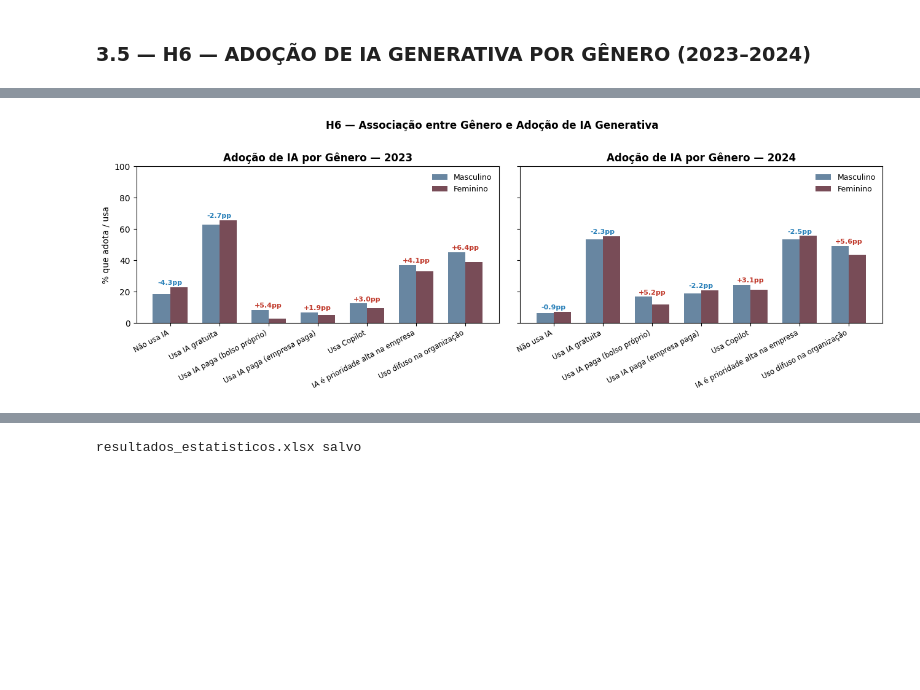
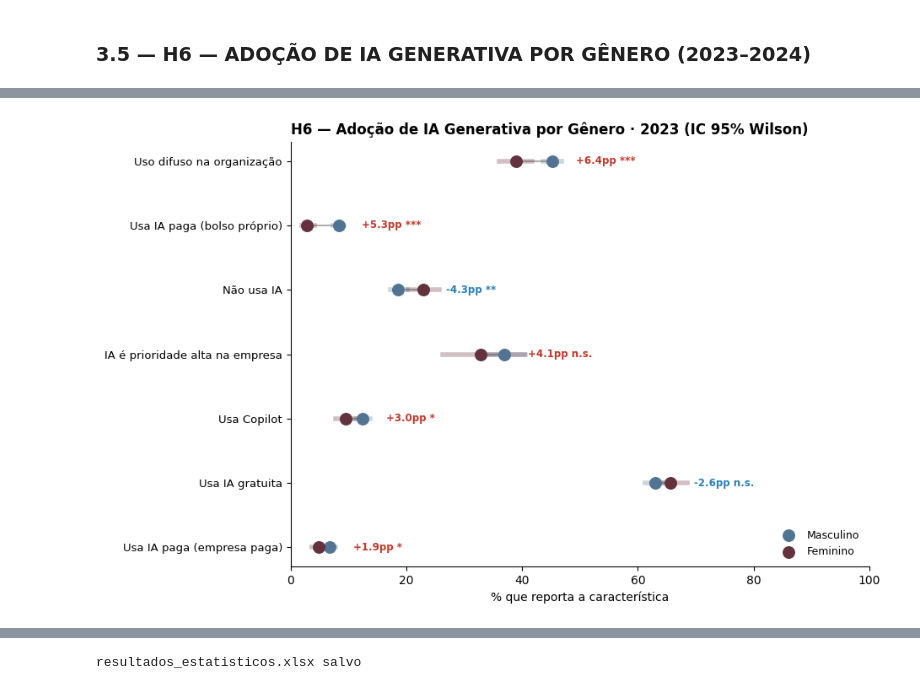
Before and after one commit to julliebelmonte/stateofdata, a Jupyter notebook: state_of_data_genero.ipynb, the cells around one changed output, grey strips where cells are left out. Drawn from its saved outputs; the diff is of its cells as text; code cells hidden in the pictures; blank space fills up the shorter version.

```diff
--- a/state_of_data_genero.ipynb
+++ b/state_of_data_genero.ipynb
@@ -420,6 +436,10 @@ def preprocess(df: pd.DataFrame) -> pd.DataFrame:
     df['area_formacao']= df['area_formacao'].replace(AREA_FORMACAO_MAP)
     df['regiao']       = df['regiao'].replace(REGIAO_MAP)
     df['modalidade']   = df['modalidade'].map(MODALIDADE_MAP).fillna(df['modalidade'])
+
+    df['tempo_area_dados'] = pd.Categorical(
+    df['tempo_area_dados'], categories=TEMPO_AREA_DADOS_ORDEM, ordered=True)
+    df['tempo_area_dados_anos'] = df['tempo_area_dados'].map(TEMPO_AREA_DADOS_MAP).astype(float)
 
     df['nivel'] = pd.Categorical(
         df['nivel'].where(df['nivel'].isin(NIVEL_SENIORIDADE_ORDEM)),
@@ -1108,14 +1182,7 @@ tab_sp_nivel_sal = spearman_por_genero(
 
 tab_sp_exp_sal = pd.DataFrame()
 if 'tempo_area_dados' in df.columns:
-    cats_exp = [
-        'Menos de 1 ano', 'de 1 a 2 anos', 'de 2 a 3 anos', 'de 3 a 4 anos',
-        'de 4 a 5 anos',  'de 5 a 6 anos', 'de 6 a 7 anos', 'de 7 a 10 anos',
-        'Mais de 10 anos',
-    ]
-    codes = pd.Categorical(df['tempo_area_dados'], categories=cats_exp, ordered=True).codes.astype(float)
-    codes[codes == -1] = np.nan
-    df['experiencia_num'] = codes
+    df['experiencia_num'] = df['tempo_area_dados'].cat.codes.astype(float).replace(-1, np.nan)
     tab_sp_exp_sal = spearman_por_genero(
         df, 'experiencia_num', 'faixa_salarial_num', 'Experiência', 'Salário'
     )
@@ -1245,8 +1312,8 @@ def chi2_cramer_ia(df_sub, feat, ano_label):
         return None
 
     chi2, p, _, _ = chi2_contingency(ct, correction=False)
-    n = ct.values.sum()
-    v = np.sqrt(chi2 / (n * (min(ct.shape) - 1)))
+    v = cramers_v(ct)  # reaproveita a versão corrigida por viés (Seção 3.0/3.1),
+                        # em vez de recalcular com fórmula não corrigida à parte
 
     def _pct_ic(index_label):
         if index_label not in ct.index:
@@ -1295,31 +1362,58 @@ for ano in ['2023', '2024', '2023–2024']:
     print(f'\n── H6 — {ano} ──')
     print(df_h6[df_h6['Ano'] == ano].to_string(index=False))
 
-# Gráfico H6
-fig, axes = plt.subplots(1, 2, figsize=(13, 4.5), sharey=True)
-for ax, ano in zip(axes, ['2023', '2024']):
-    sub = df_h6[df_h6['Ano'] == ano].set_index('Feature')
-    x   = np.arange(len(sub))
-    w   = 0.35
-    ax.bar(x - w/2, sub['% Masculino'], w, color='#517493', alpha=0.87, label='Masculino')
-    ax.bar(x + w/2, sub['% Feminino'],  w, color='#64313E', alpha=0.87, label='Feminino')
-    for xi, (vm, vf) in enumerate(zip(sub['% Masculino'], sub['% Feminino'])):
-        gap = vm - vf
-        cor = '#C0392B' if gap > 0 else '#2980B9'
-        ax.text(xi, max(vm, vf) + 1.5, f'{gap:+.1f}pp',
-                ha='center', fontsize=8, color=cor, fontweight='bold')
-    ax.set_xticks(x)
-    ax.set_xticklabels(sub.index, rotation=28, ha='right', fontsize=8.5)
-    ax.set_ylabel('% que adota / usa' if ano == '2023' else '')
-    ax.set_ylim(0, 100)
-    ax.set_title(f'Adoção de IA por Gênero — {ano}', fontweight='bold')
-    ax.legend(frameon=False, fontsize=9)
 
-plt.suptitle('H6 — Associação entre Gênero e Adoção de IA Generativa',
-             fontsize=12, fontweight='bold', y=1.01)
-plt.tight_layout()
-plt.savefig('figures/3_6_h6_ia_genero.png', dpi=150, bbox_inches='tight')
-plt.show()
+def grafico_dumbbell_ia(df_h6: pd.DataFrame, ano: str, fname: str = None):
+    """
+    Gráfico dumbbell (M vs F) com IC 95% de Wilson e gap em pp, consolidando
+    num único gráfico o que antes estava fragmentado em múltiplas figuras
+    (Seção 2.9) com uma fórmula de V de Cramér diferente (Seção 3.5 antiga).
+    Usa df_h6 como fonte única — texto e gráfico não podem divergir.
+    """
+    sub = df_h6[df_h6['Ano'] == ano].copy()
+    sub = sub.sort_values('Gap (M−F) pp', key=lambda s: s.abs())
+    y = np.arange(len(sub))
+
+    fig, ax = plt.subplots(figsize=(9.5, 0.6 * len(sub) + 1.8))
+
+    ax.hlines(y, sub['% Feminino'], sub['% Masculino'], color='#B0B0B0', lw=1.5, zorder=1)
+
+    for i, (_, row) in enumerate(sub.iterrows()):
+        for pct, ic_str, cor in [
+            (row['% Masculino'], row['IC 95% Masc'], '#517493'),
+            (row['% Feminino'],  row['IC 95% Fem'],  '#64313E'),
+        ]:
+            lo, hi = [float(x) for x in ic_str.strip('[]').split(',')]
+            ax.plot([lo * 100, hi * 100], [y[i], y[i]], color=cor, lw=4, alpha=0.30, zorder=1)
+
+        gap = row['Gap (M−F) pp']
+        cor_gap = '#C0392B' if gap > 0 else '#2980B9'
+        ax.text(max(row['% Masculino'], row['% Feminino']) + 4, y[i],
+                f"{gap:+.1f}pp {row['Sig.']}", va='center', fontsize=8.5,
+                color=cor_gap, fontweight='bold')
+
+    ax.scatter(sub['% Masculino'], y, color='#517493', s=95, zorder=2, label='Masculino')
+    ax.scatter(sub['% Feminino'],  y, color='#64313E', s=95, zorder=2, label='Feminino')
+
+    ax.set_yticks(y)
+    ax.set_yticklabels(sub['Feature'], fontsize=9.5)
+    ax.set_xlim(0, 100)
+    ax.set_xlabel('% que reporta a característica')
+    ax.set_title(f'H6 — Adoção de IA Generativa por Gênero · {ano} (IC 95% Wilson)',
+                 fontweight='bold', loc='left')
+    ax.legend(frameon=False, loc='lower right', fontsize=9)
+    ax.spines[['top', 'right']].set_visible(False)
+    plt.tight_layout()
+
+    if fname is None:
+        fname = f"figures/3_6_h6_ia_genero_{ano.replace('–', '-')}.png"
+    plt.savefig(fname, dpi=150, bbox_inches='tight')
+    plt.show()
+    print(f'  {fname}')
+
+
+for ano in ['2023', '2024']:
+    grafico_dumbbell_ia(df_h6, ano)
 # %% [output]
 ── H6 — 2023 ──
  Ano                         Feature  % Masculino    IC 95% Masc  % Feminino     IC 95% Fem  Gap (M−F) pp     χ²  p-valor  V de Cramér Sig.
@@ -1341 +1435 @@ plt.show()
-[figure, old version]
+[figure, new version]
```
Also changed, not shown: parts of 44 cells of this notebook, 12 other files.
